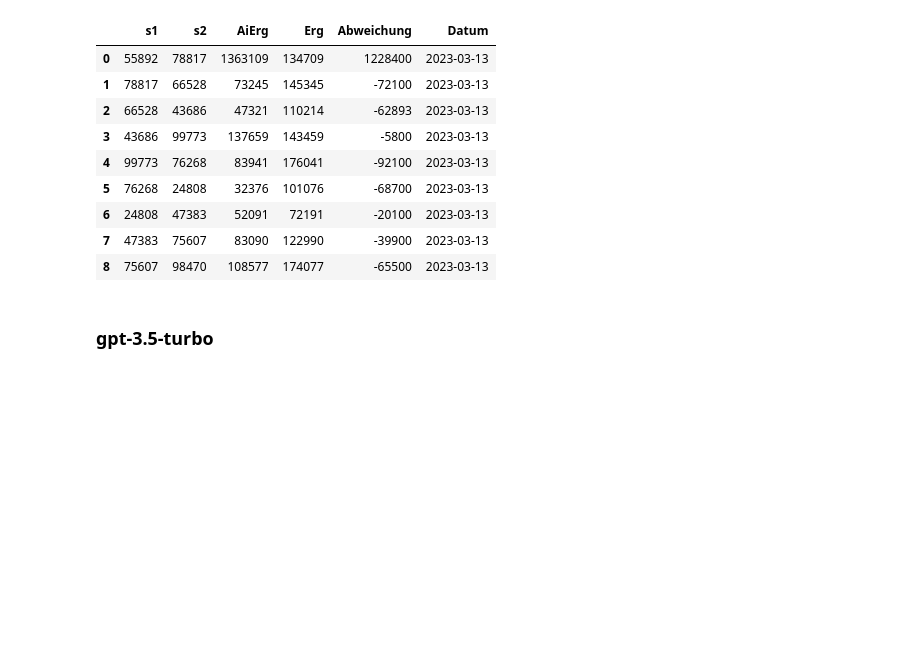
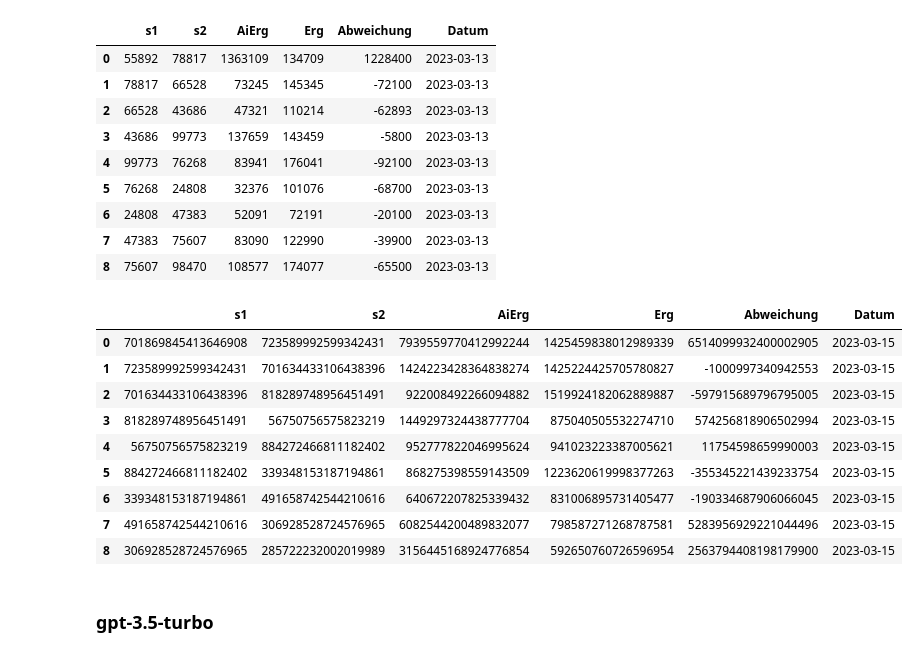
Before and after one commit to Jukabo/Cognos-Natural-Language-Understanding, a Jupyter notebook: openapi_experiment.ipynb, the cells around one changed output. Cells and saved outputs as stored; diff of their text form; code cells hidden in the pictures; blank space fills up the shorter version.

```diff
--- a/openapi_experiment.ipynb
+++ b/openapi_experiment.ipynb
@@ -67,7 +69,7 @@ response = openai.Completion.create(
     engine=model_engine,
     prompt=prompts,
     max_tokens=50,
-    n=1,
+   # n=1,
 )
 # %%
 for choice in response.choices:
@@ -123,6 +125,6 @@ for choice in response.choices:
 # choices = re.findall("\d+",choi.choices)
 # choices
 # %%
-choices = [int(choice.text) for choice in response.choices]
+choices = [np.int64(choice.text) for choice in response.choices]
 print(choices)
 # %% [output]
@@ -149,12 +159,12 @@ dates = get_today_date(len(prompts))
 # %%
-df = pd.DataFrame(columns=["s1","s2","AiErg","Erg","Abweichung","Datum"])
+df_1 = pd.DataFrame(columns=["s1","s2","AiErg","Erg","Abweichung","Datum"])
 # %%
-df["s1"] = [t[0] for t in my_tuples]
-df["s2"] = [t[1] for t in my_tuples]
-df["Datum"]  = dates
-df["Erg"] = ground_truth
-df["Abweichung"] = abweichungen
-df["AiErg"] = choices
+df_1["s1"] = [t[0] for t in my_tuples]
+df_1["s2"] = [t[1] for t in my_tuples]
+df_1["Datum"]  = dates
+df_1["Erg"] = ground_truth
+df_1["Abweichung"] = abweichungen
+df_1["AiErg"] = choices
 # %%
 df
 # %% [output]
@@ -168,6 +178,19 @@ df
 | 6 | 24808 | 47383 | 52091 | 72191 | -20100 | 2023-03-13 |
 | 7 | 47383 | 75607 | 83090 | 122990 | -39900 | 2023-03-13 |
 | 8 | 75607 | 98470 | 108577 | 174077 | -65500 | 2023-03-13 |
+# %%
+df_1
+# %% [output]
+|  | s1 | s2 | AiErg | Erg | Abweichung | Datum |
+| 0 | 701869845413646908 | 723589992599342431 | 7939559770412992244 | 1425459838012989339 | 6514099932400002905 | 2023-03-15 |
+| 1 | 723589992599342431 | 701634433106438396 | 1424223428364838274 | 1425224425705780827 | -1000997340942553 | 2023-03-15 |
+| 2 | 701634433106438396 | 818289748956451491 | 922008492266094882 | 1519924182062889887 | -597915689796795005 | 2023-03-15 |
+| 3 | 818289748956451491 | 56750756575823219 | 1449297324438777704 | 875040505532274710 | 574256818906502994 | 2023-03-15 |
+| 4 | 56750756575823219 | 884272466811182402 | 952777822046995624 | 941023223387005621 | 11754598659990003 | 2023-03-15 |
+| 5 | 884272466811182402 | 339348153187194861 | 868275398559143509 | 1223620619998377263 | -355345221439233754 | 2023-03-15 |
+| 6 | 339348153187194861 | 491658742544210616 | 640672207825339432 | 831006895731405477 | -190334687906066045 | 2023-03-15 |
+| 7 | 491658742544210616 | 306928528724576965 | 6082544200489832077 | 798587271268787581 | 5283956929221044496 | 2023-03-15 |
+| 8 | 306928528724576965 | 285722232002019989 | 3156445168924776854 | 592650760726596954 | 2563794408198179900 | 2023-03-15 |
 # %% [markdown]
 ### gpt-3.5-turbo
 # %%
```
Also changed, not shown: parts of 34 cells of this notebook, 1 other file.
